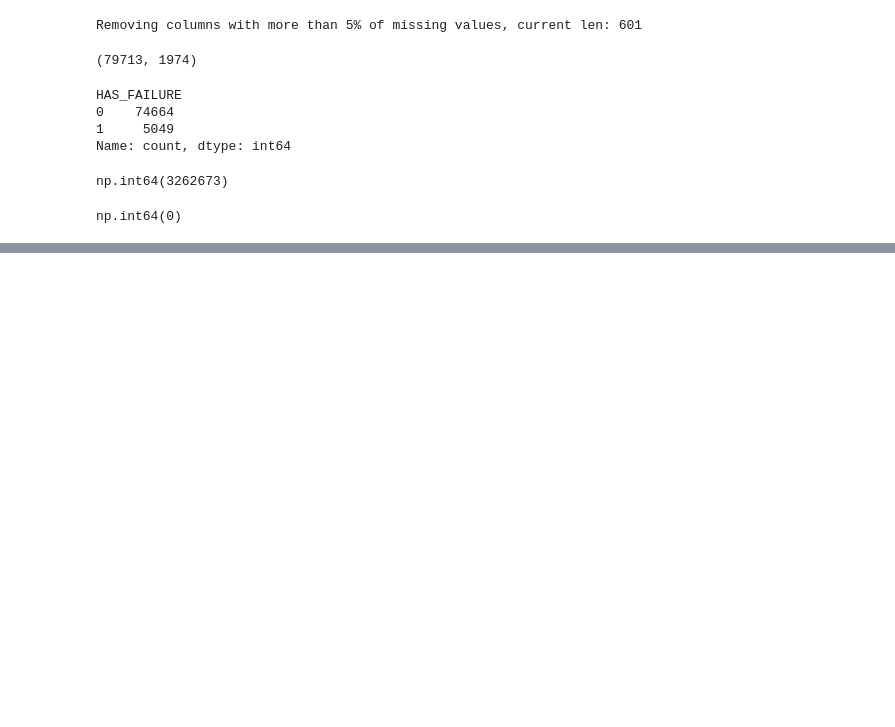
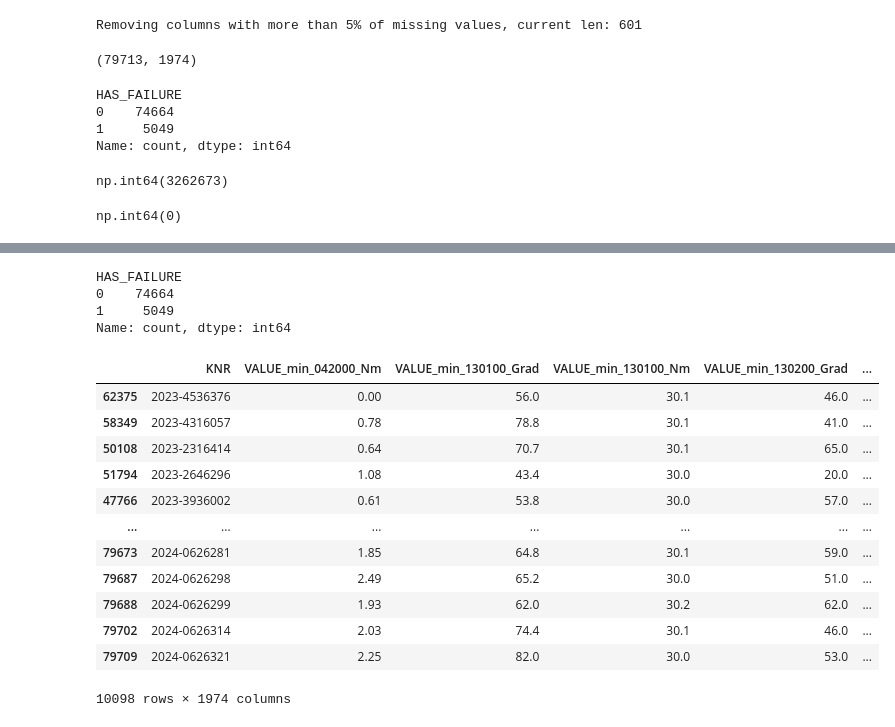
Before and after one commit to Inteli-College/2024-2A-T08-EC07-G02, a Jupyter notebook: src/model/main.ipynb, the cells around one changed output, grey strips where cells are left out. Cells and saved outputs as stored; diff of their text form; code cells hidden in the pictures; blank space fills up the shorter version.

```diff
--- a/src/model/main.ipynb
+++ b/src/model/main.ipynb
@@ -444,3 +493,33 @@ plt.figure(figsize=(12, 8))
 sns.heatmap(corr_matrix, annot=True, cmap='coolwarm', fmt='.2f', linewidths=0.5)
 plt.title('Mapa de Calor das 20 Colunas Mais Correlacionadas com HAS_FAILURE (Sem KNR)')
 plt.show()
+# %%
+print(pivot_df["HAS_FAILURE"].value_counts())
+
+# limit the number of samples with HAS_FAILURE = 0 to the number of samples with HAS_FAILURE = 1
+failure_0 = pivot_df[pivot_df["HAS_FAILURE"] == 0].sample(n=pivot_df["HAS_FAILURE"].value_counts()[1])
+failure_1 = pivot_df[pivot_df["HAS_FAILURE"] == 1]
+
+# concatenate the two dataframes
+pivot_df = pd.concat([failure_0, failure_1])
+# %% [output]
+HAS_FAILURE
+0    74664
+1     5049
+Name: count, dtype: int64
+# %%
+pivot_df
+# %% [output]
+|  | KNR | VALUE_min_042000_Nm | VALUE_min_130100_Grad | VALUE_min_130100_Nm | VALUE_min_130200_Grad | ... |
+| 62375 | 2023-4536376 | 0.00 | 56.0 | 30.1 | 46.0 | ... |
+| 58349 | 2023-4316057 | 0.78 | 78.8 | 30.1 | 41.0 | ... |
+| 50108 | 2023-2316414 | 0.64 | 70.7 | 30.1 | 65.0 | ... |
+| 51794 | 2023-2646296 | 1.08 | 43.4 | 30.0 | 20.0 | ... |
+| 47766 | 2023-3936002 | 0.61 | 53.8 | 30.0 | 57.0 | ... |
+| ... | ... | ... | ... | ... | ... | ... |
+| 79673 | 2024-0626281 | 1.85 | 64.8 | 30.1 | 59.0 | ... |
+| 79687 | 2024-0626298 | 2.49 | 65.2 | 30.0 | 51.0 | ... |
+| 79688 | 2024-0626299 | 1.93 | 62.0 | 30.2 | 62.0 | ... |
+| 79702 | 2024-0626314 | 2.03 | 74.4 | 30.1 | 46.0 | ... |
+| 79709 | 2024-0626321 | 2.25 | 82.0 | 30.0 | 53.0 | ... |
+10098 rows × 1974 columns
```
Also changed, not shown: parts of 12 cells of this notebook.
